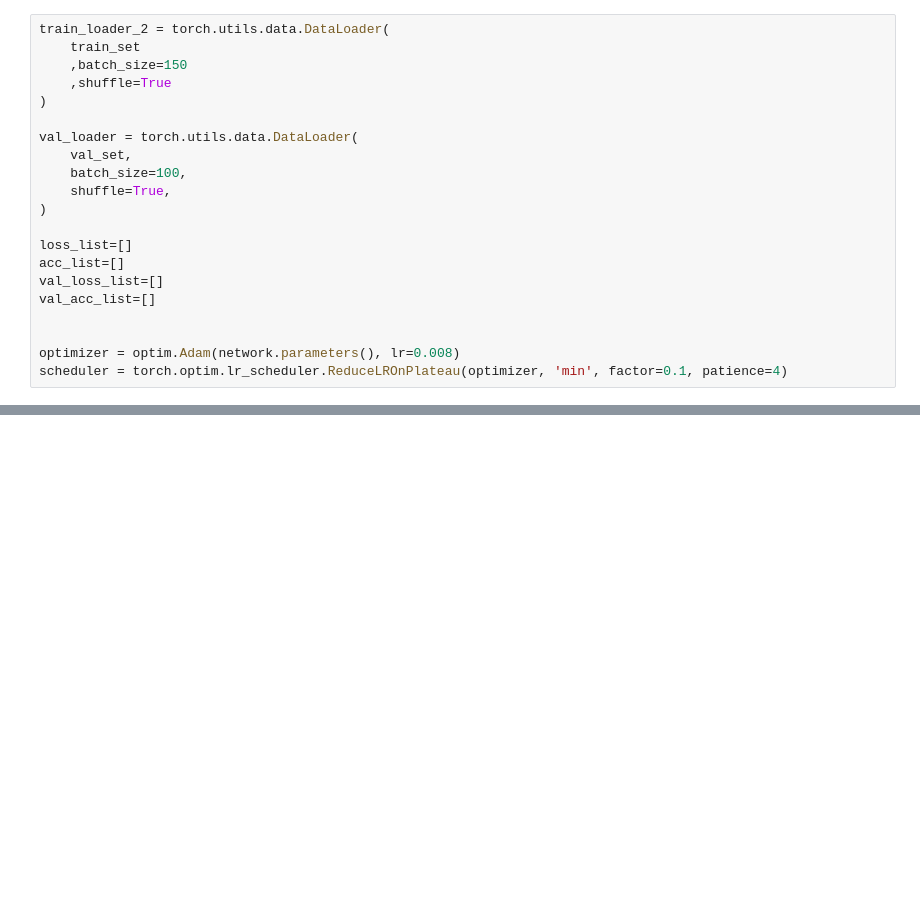
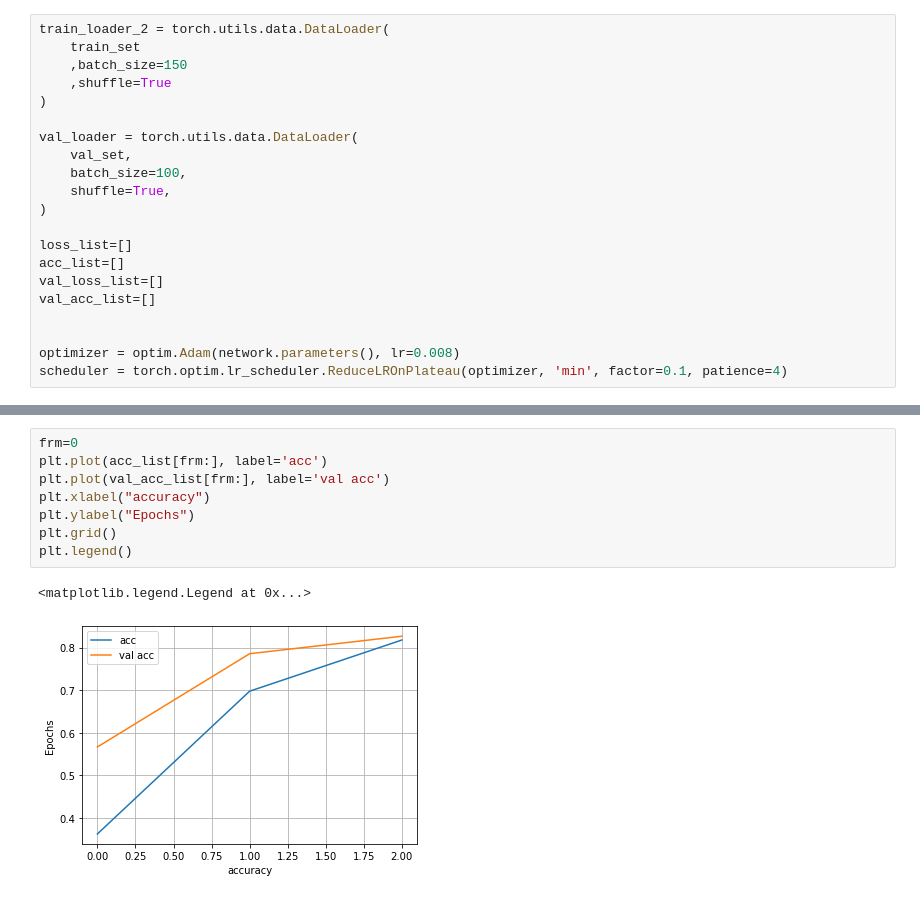
Before and after one commit to Mainakdeb/eyes-on-the-road, a Jupyter notebook: train-motor-sentinel.ipynb, the cells around one changed output, grey strips where cells are left out. Cells and saved outputs as stored; diff of their text form; blank space fills up the shorter version.

```diff
--- a/train-motor-sentinel.ipynb
+++ b/train-motor-sentinel.ipynb
@@ -315,0 +334,11 @@ for epoch in tnrange(3):
+# %%
+frm=0
+plt.plot(acc_list[frm:], label='acc')
+plt.plot(val_acc_list[frm:], label='val acc')
+plt.xlabel("accuracy")
+plt.ylabel("Epochs")
+plt.grid()
+plt.legend()
+# %% [output]
+<matplotlib.legend.Legend at 0x...>
+[figure, added]
```
Also changed, not shown: parts of 5 cells of this notebook.
